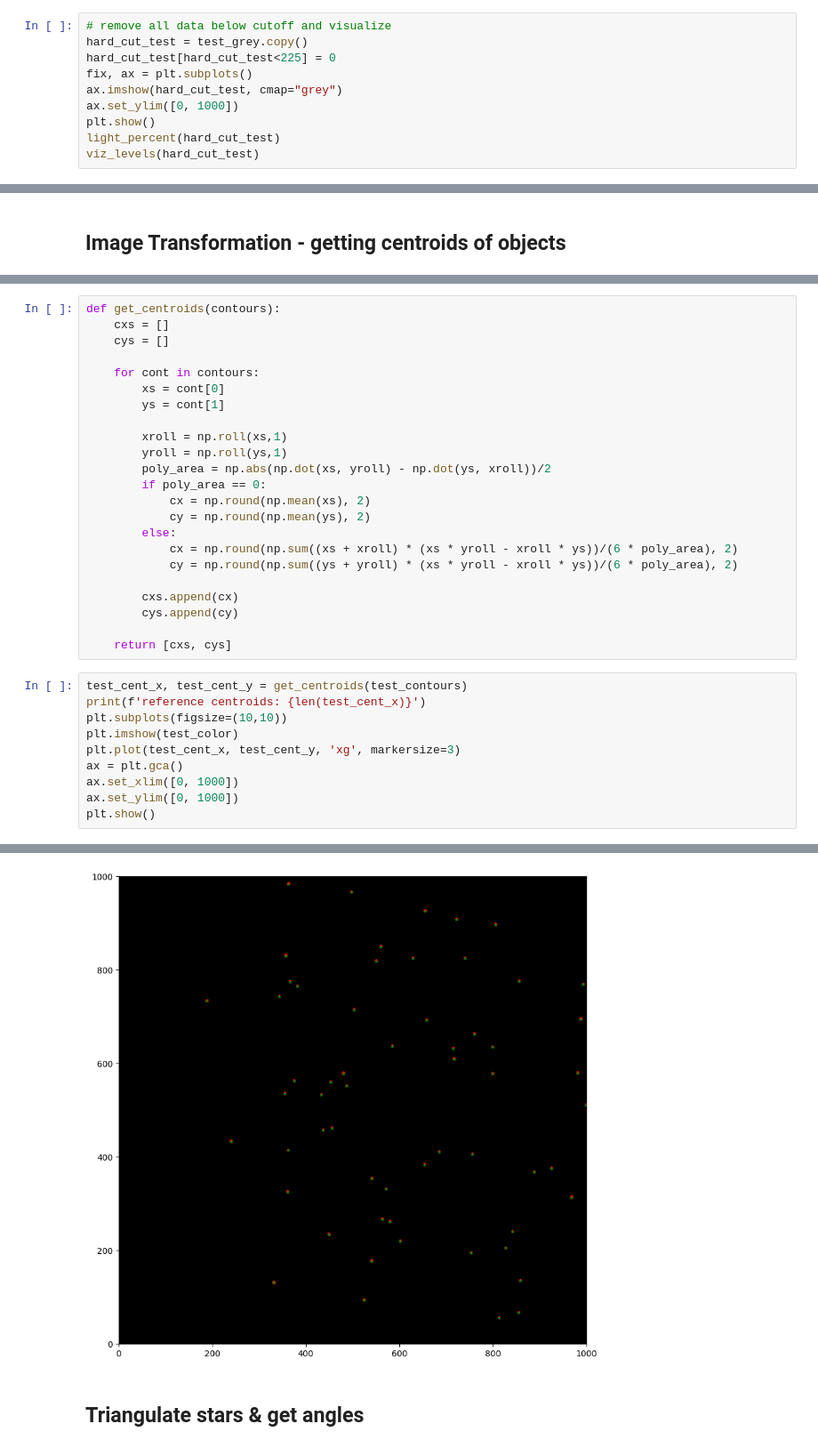
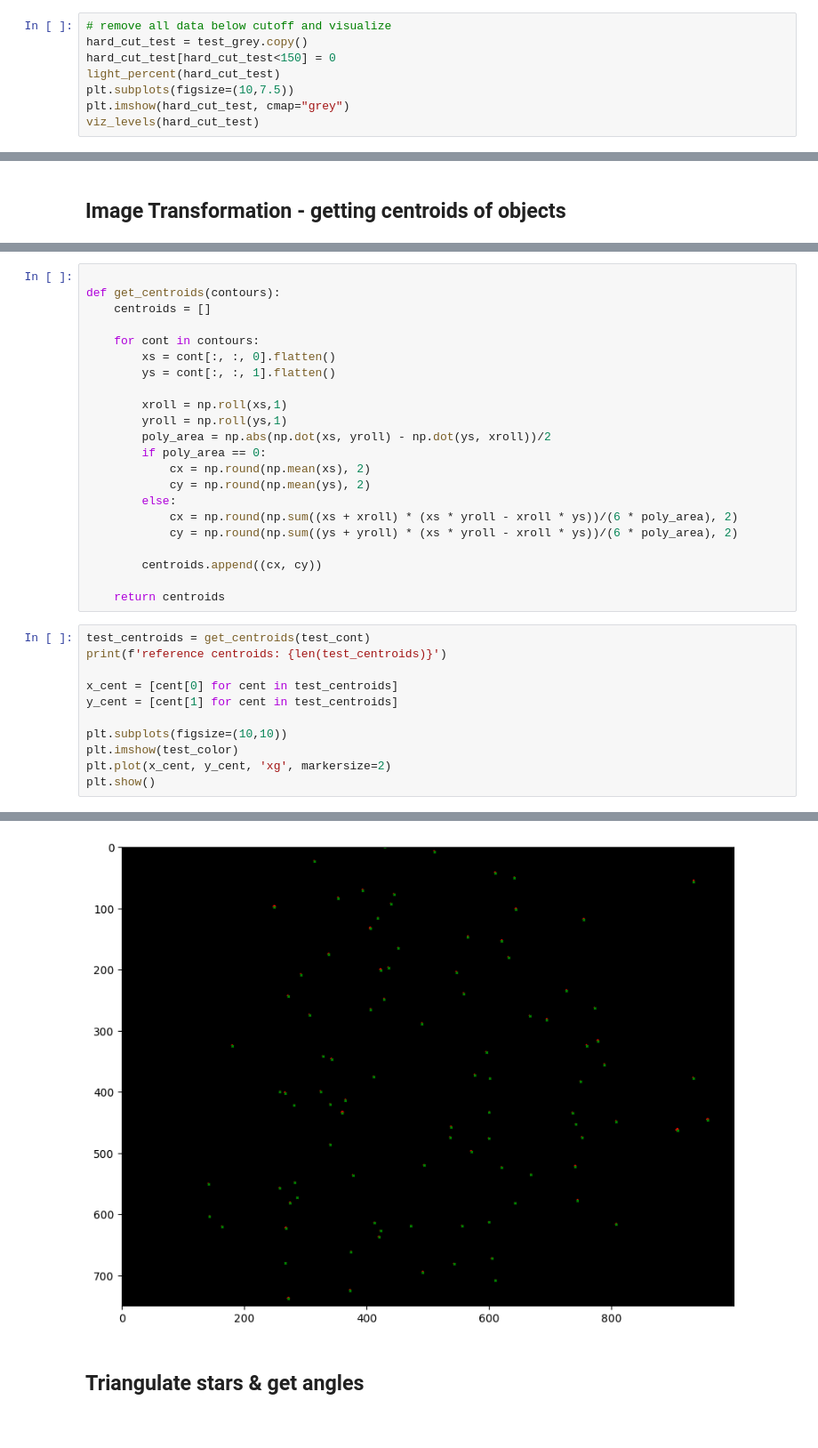
Before and after one commit to emilycardwell/find-my-star, a Jupyter notebook: testing.ipynb, the cells around one changed output, grey strips where cells are left out. Shown at 89% size. Drawn from its saved outputs; the diff is of its cells as text.

```diff
--- a/testing.ipynb
+++ b/testing.ipynb
@@ -131,11 +174,9 @@ plt.show()
 # %%
 # remove all data below cutoff and visualize
 hard_cut_test = test_grey.copy()
-hard_cut_test[hard_cut_test<225] = 0
-fix, ax = plt.subplots()
-ax.imshow(hard_cut_test, cmap="grey")
-ax.set_ylim([0, 1000])
-plt.show()
+hard_cut_test[hard_cut_test<150] = 0
 light_percent(hard_cut_test)
+plt.subplots(figsize=(10,7.5))
+plt.imshow(hard_cut_test, cmap="grey")
 viz_levels(hard_cut_test)
 # %% [output]
@@ -166,11 +203,11 @@ test: [[362, 363, 364, 363], [983, 984, 984, 984]], (len=59)
 # %%
+
 def get_centroids(contours):
-    cxs = []
-    cys = []
+    centroids = []
 
     for cont in contours:
-        xs = cont[0]
-        ys = cont[1]
+        xs = cont[:, :, 0].flatten()
+        ys = cont[:, :, 1].flatten()
 
         xroll = np.roll(xs,1)
         yroll = np.roll(ys,1)
@@ -182,18 +219,18 @@ def get_centroids(contours):
             cx = np.round(np.sum((xs + xroll) * (xs * yroll - xroll * ys))/(6 * poly_area), 2)
             cy = np.round(np.sum((ys + yroll) * (xs * yroll - xroll * ys))/(6 * poly_area), 2)
 
-        cxs.append(cx)
-        cys.append(cy)
+        centroids.append((cx, cy))
 
-    return [cxs, cys]
+    return centroids
 # %%
-test_cent_x, test_cent_y = get_centroids(test_contours)
-print(f'reference centroids: {len(test_cent_x)}')
+test_centroids = get_centroids(test_cont)
+print(f'reference centroids: {len(test_centroids)}')
+
+x_cent = [cent[0] for cent in test_centroids]
+y_cent = [cent[1] for cent in test_centroids]
+
 plt.subplots(figsize=(10,10))
 plt.imshow(test_color)
-plt.plot(test_cent_x, test_cent_y, 'xg', markersize=3)
-ax = plt.gca()
-ax.set_xlim([0, 1000])
-ax.set_ylim([0, 1000])
+plt.plot(x_cent, y_cent, 'xg', markersize=2)
 plt.show()
 # %% [output]
@@ -201,4 +238,4 @@ reference centroids: 59
-[figure, old version]
+[figure, new version]
 # %% [markdown]
 ## Triangulate stars & get angles
 # %%
```
Also changed, not shown: parts of 26 cells of this notebook, 3 other files.
